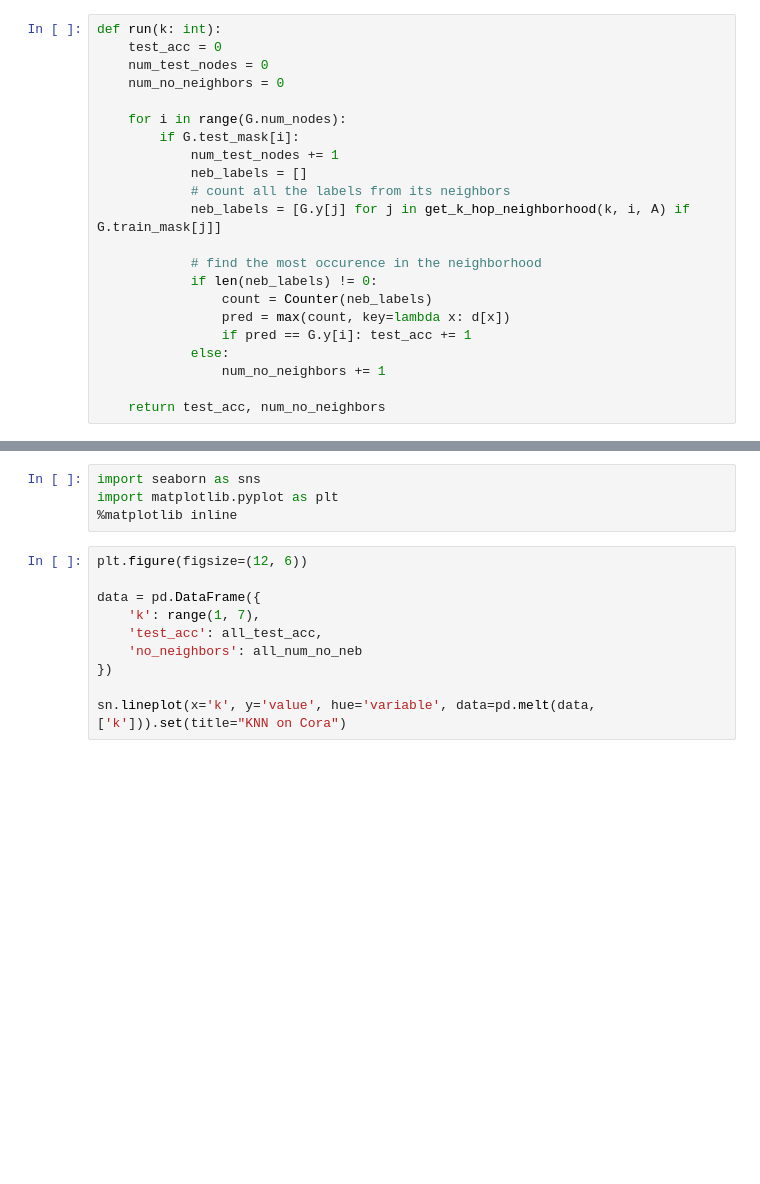
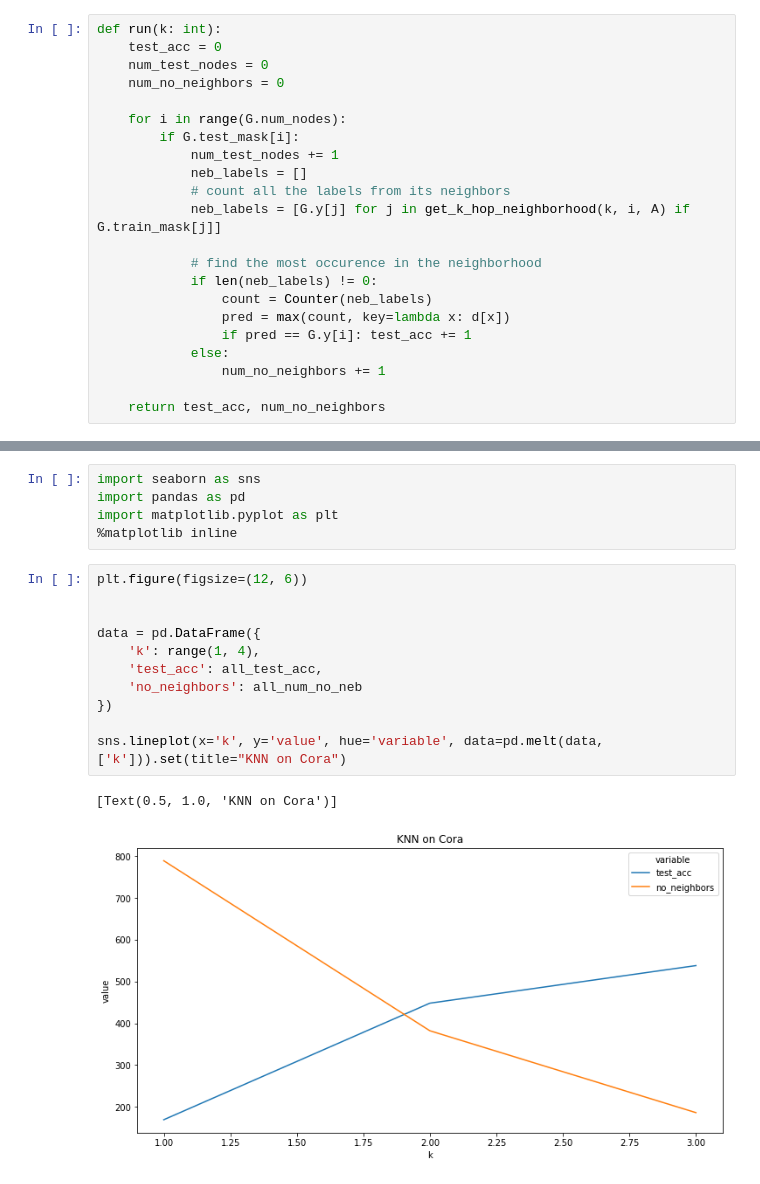
Before and after one commit to achrafash/gnn-receptive-fields, a Jupyter notebook: 00_knn_cora.ipynb, the cells around one changed output, grey strips where cells are left out. Saved outputs shown, nothing was run; the diff lists cells and outputs as text; blank space fills up the shorter version.

```diff
--- a/00_knn_cora.ipynb
+++ b/00_knn_cora.ipynb
@@ -183,14 +185,19 @@ for k in range(1, 7):
 # %%
 import seaborn as sns
+import pandas as pd
 import matplotlib.pyplot as plt
 %matplotlib inline
 # %%
 plt.figure(figsize=(12, 6))
 
+
 data = pd.DataFrame({
-    'k': range(1, 7),
+    'k': range(1, 4),
     'test_acc': all_test_acc,
     'no_neighbors': all_num_no_neb
 })
 
-sn.lineplot(x='k', y='value', hue='variable', data=pd.melt(data, ['k'])).set(title="KNN on Cora")
+sns.lineplot(x='k', y='value', hue='variable', data=pd.melt(data, ['k'])).set(title="KNN on Cora")
+# %% [output]
+[Text(0.5, 1.0, 'KNN on Cora')]
+[figure, added]
```
Also changed, not shown: parts of 5 cells of this notebook.
